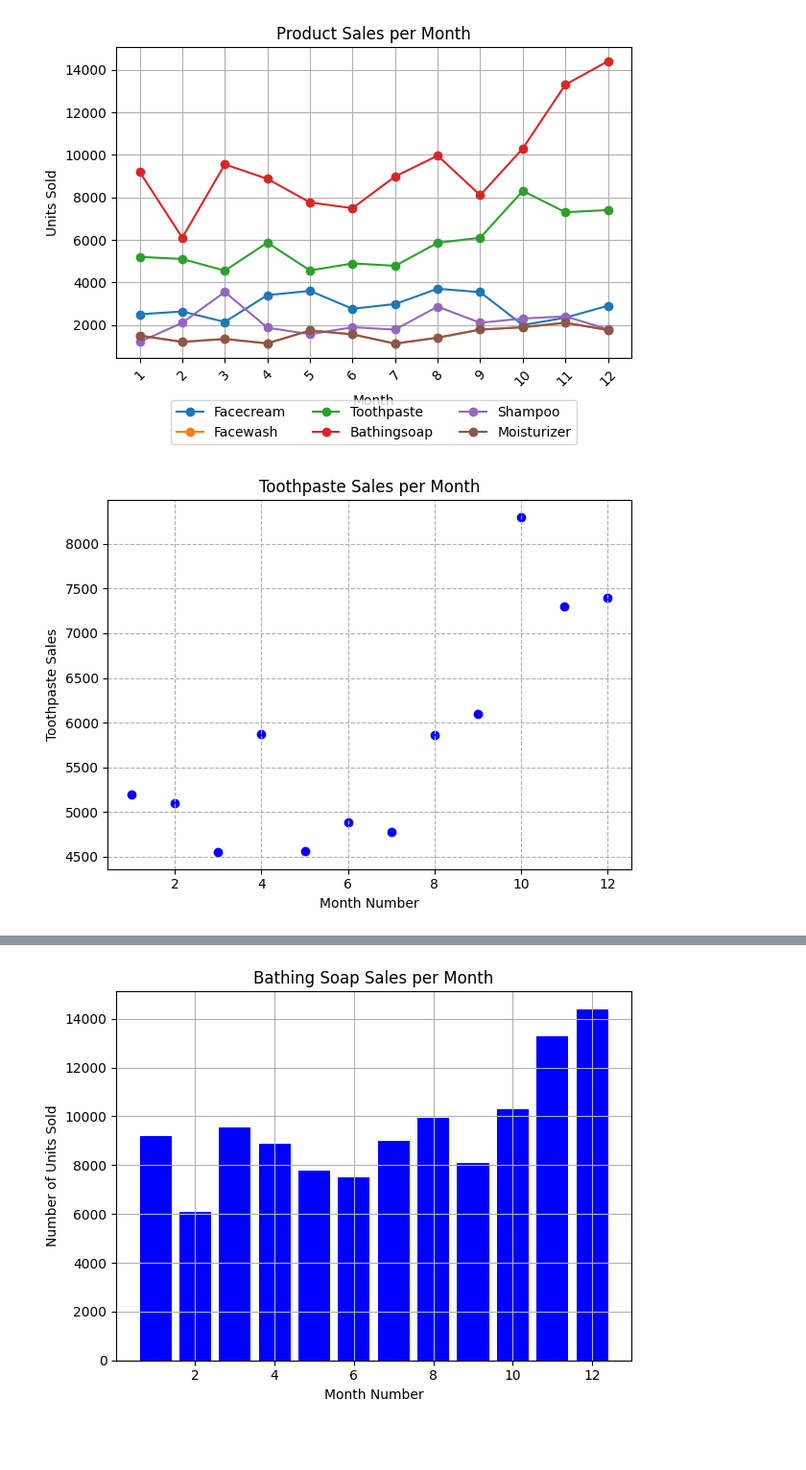
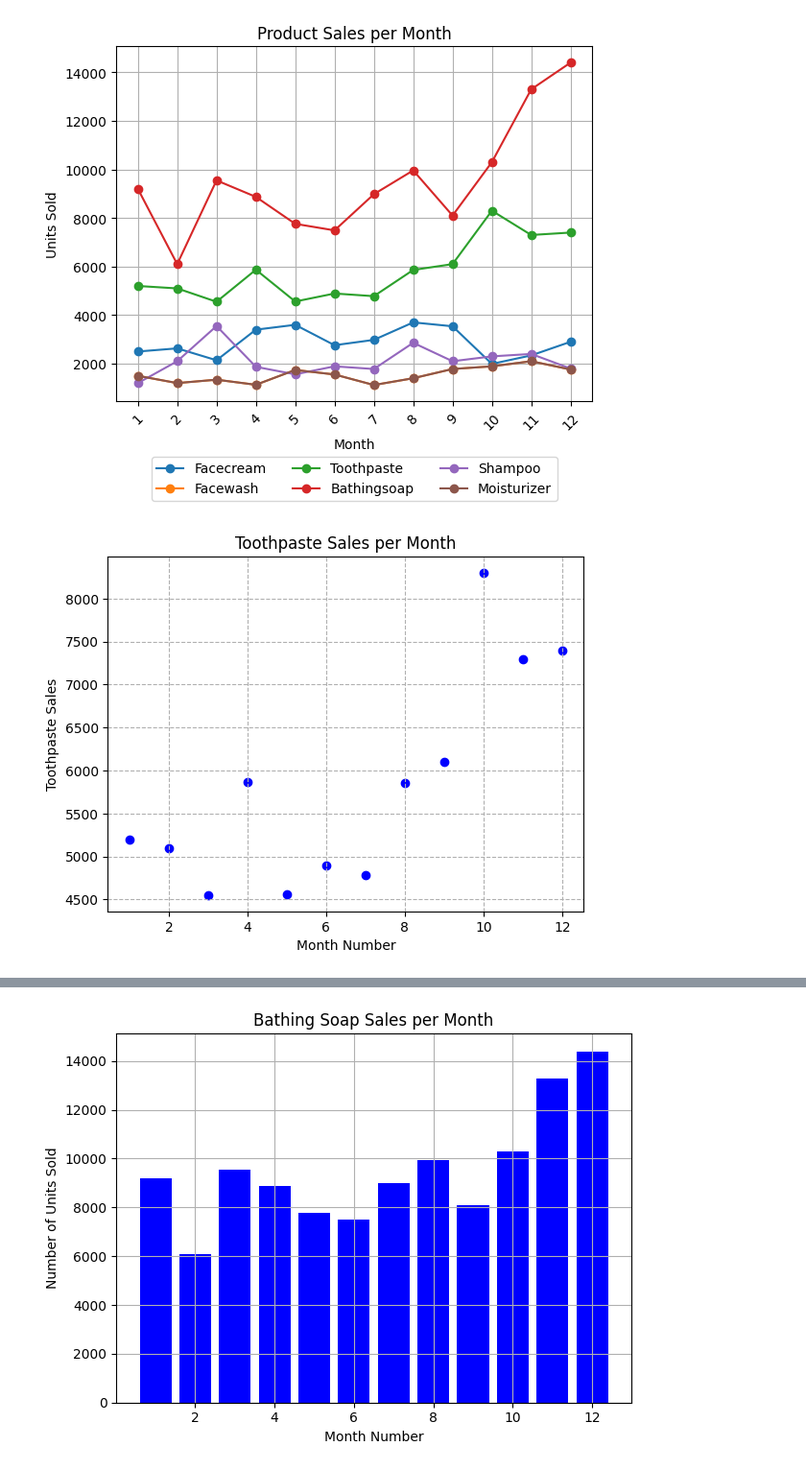
Before and after one commit to Hackerdude374/CS245-Lab-Assignments, a Jupyter notebook: lab6.ipynb, the cells around one changed output, grey strips where cells are left out. Shown at 96% size. Cells and saved outputs as stored; diff of their text form; code cells hidden in the pictures; blank space fills up the shorter version.

```diff
--- a/lab6.ipynb
+++ b/lab6.ipynb
@@ -38,4 +52,6 @@ plt.show()
 # %%
+import matplotlib.pyplot as plt
+import pandas as pd
 
 # Exercise 2: Get total profit of all months and show line plot with the following Style properties
 # Generated line plot must include following Style properties: –
@@ -47,26 +63,25 @@ plt.show()
 # Line marker color as read
 # Line width should be 3
 # The line plot graph should look like this.
-import matplotlib.pyplot as plt
-import pandas as pd
-
-df = pd.read_csv("company_sales_data.csv")
 
 months = df['month_number']
 sold_units = df['total_units']
 
+# Generated line plot must include following Style properties: –
+# Line Style dotted and Line-color should be red
+# Add a circle marker.
+# Line marker color as read
+# Line width should be 3
 plt.plot(months, sold_units, linestyle='dotted', color='red', marker='o', markersize=8, markerfacecolor='red', linewidth=3, label='Sold Units')
+plt.xlabel('Month Number')  # X label name = Month Number
+plt.ylabel('Sold Units Number')  # Y label name = Sold units number
+plt.title('Sold Units Number of All Months')  # Title
 
-plt.xlabel('Month Number')
-plt.ylabel('Sold Units Number')
-plt.title('Sold Units Number of All Months')
-
+# Show legend at the lower right location.
 plt.legend(loc='lower right')
 
 plt.xticks(range(1, 13, 1), rotation=45)
-plt.yticks(range(100000, 600001, 100000))
 
 plt.grid(True)
-plt.tight_layout()
 plt.show()
 # %% [output]
@@ -74,39 +89,28 @@ plt.show()
 # %%
 
 # Exercise 3: Read all product sales data and show it  using a multiline plot
 # Display the number of units sold per month for each product using multiline plots. (i.e., Separate Plotline for each product ).
 # The graph should look like this.
 import matplotlib.pyplot as plt
 import pandas as pd
 
-# Load the data
-data = pd.read_csv("company_sales_data.csv")
-
-# Extract relevant columns
-months = data['month_number']
+# multiline plot
+# Display the number of units sold per month for each product using multiline plots. (i.e., Separate Plotline for each product ).
+months = df['month_number']
 products = ['facecream', 'facewash', 'toothpaste', 'bathingsoap', 'shampoo', 'moisturizer']
-
-# Plotting each product's sales
 for product in products:
-    plt.plot(months, data[product], marker='o', label=product.capitalize())
-
-# Labeling the axes and title
+    plt.plot(months, df[product], marker='o', label=product.capitalize())
 plt.xlabel('Month')
 plt.ylabel('Units Sold')
 plt.title('Product Sales per Month')
 
-# Adding legend
 plt.legend(loc='lower center', bbox_to_anchor=(0.5, -0.3), ncol=3)
-
-# Setting ticks and grid
 plt.xticks(range(1, 13), rotation=45)
 plt.grid(True)
 
-# Show plot
-plt.tight_layout()
 plt.show()
 # %% [output]
-[figure, old version]
+[figure, new version]
 # %%
 
 # Exercise 4: Read toothpaste sales data of each month and show it using a scatter plot
@@ -117,30 +121,20 @@ plt.show()
 
 import matplotlib.pyplot as plt
 import pandas as pd
-
-# Read the CSV file
-df = pd.read_csv("company_sales_data.csv")
-
-# Extracting data for plotting
+# Read toothpaste sales data of each month and show it using a scatter plot
 months = df['month_number']
 toothpaste_sales = df['toothpaste']
 
-# Creating the scatter plot
 plt.scatter(months, toothpaste_sales, color='blue', marker='o')
-
-# Adding labels and title
 plt.xlabel('Month Number')
 plt.ylabel('Toothpaste Sales')
 plt.title('Toothpaste Sales per Month')
 
-# Adding gridlines with specified style
+#  Also, add a grid in the plot. gridline style should “–“.
 plt.grid(True, linestyle='--')
-
-# Displaying the plot
-plt.tight_layout()
 plt.show()
 # %% [output]
-[figure, old version]
+[figure, new version]
 # %%
 # Exercise 5: Read face cream and facewash product sales data and show it using the bar chart
 # The bar chart should display the number of units sold per month for each product. Add a separate bar for each product in the same chart.
```
Also changed, not shown: parts of 9 cells of this notebook, 38 other files.
